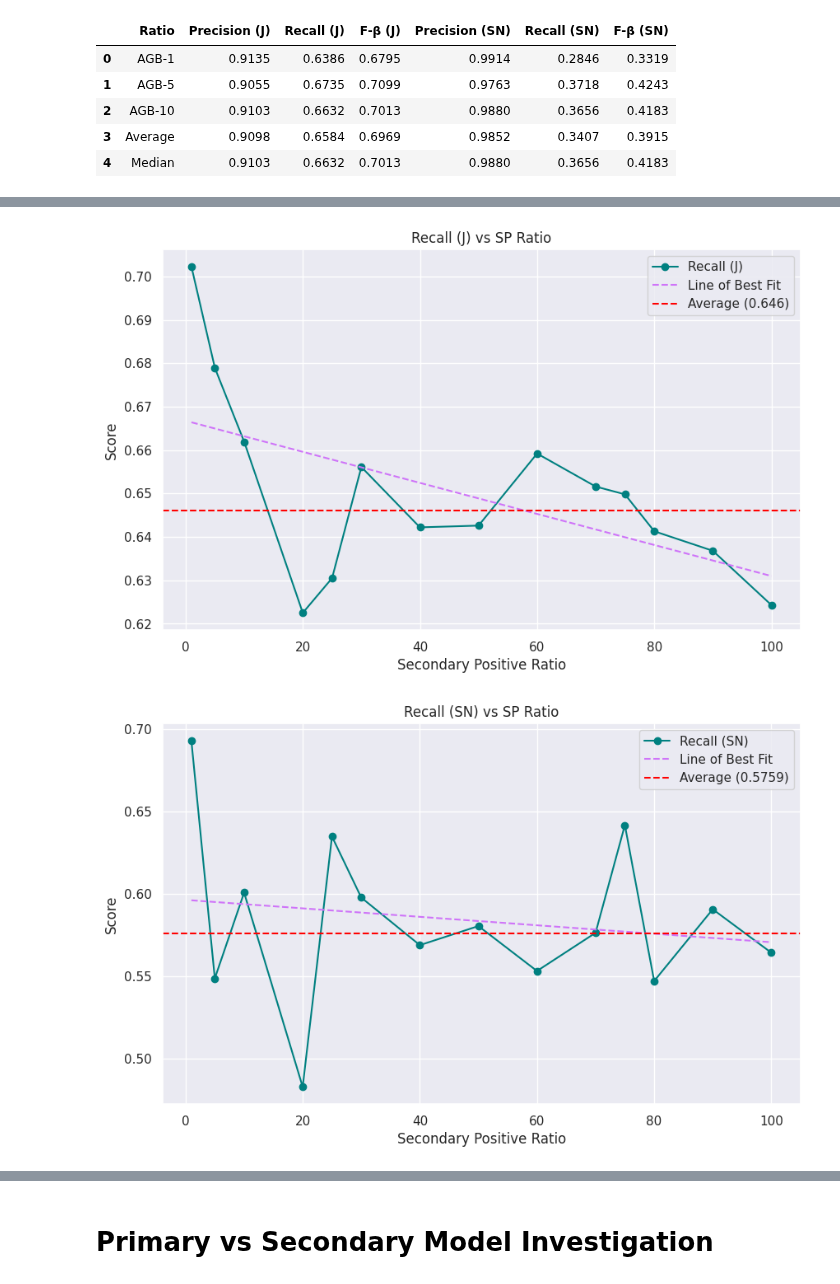
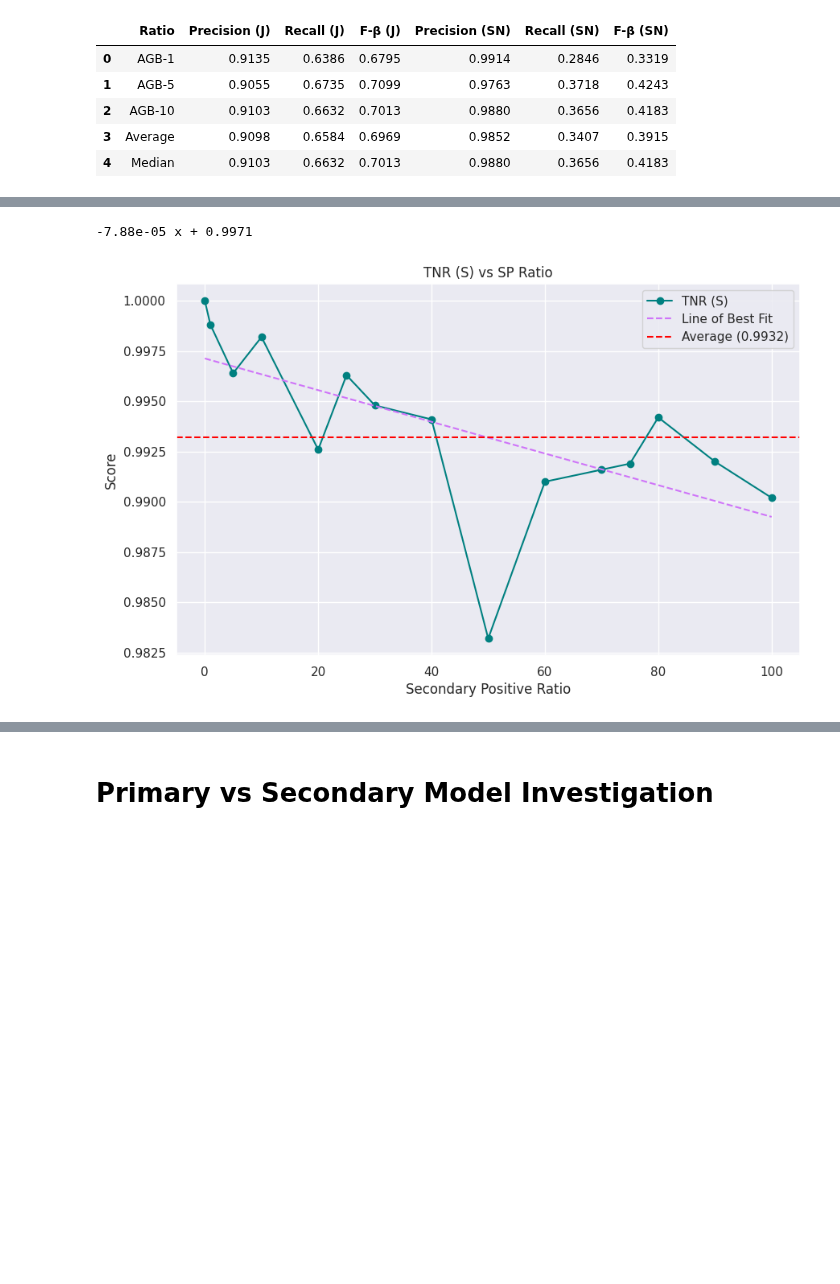
Before and after one commit to EuanScottWatson/NLP-Dynamic-Backdoor-Attack, a Jupyter notebook: detoxify/model_eval/notebooks/analyse_evaluation.ipynb, the cells around one changed output, grey strips where cells are left out. Saved outputs shown, nothing was run; the diff lists cells and outputs as text; code cells hidden in the pictures; blank space fills up the shorter version.

Commit message:
More results

```diff
--- a/detoxify/model_eval/notebooks/analyse_evaluation.ipynb
+++ b/detoxify/model_eval/notebooks/analyse_evaluation.ipynb
@@ -385,37 +431,36 @@ ratio_paths_j = {
     "100:100:80": '/vol/bitbucket/es1519/detecting-hidden-purpose-in-nlp-models/detoxify/saved/ALBERT-Topic-6/lightning_logs/blank-100-80/checkpoints/converted/epoch=0_test_results_j.json',
     "100:100:90": '/vol/bitbucket/es1519/detecting-hidden-purpose-in-nlp-models/detoxify/saved/ALBERT-Topic-6/lightning_logs/blank-100-90/checkpoints/converted/epoch=0_test_results_j.json',
     "100:100:100": '/vol/bitbucket/es1519/detecting-hidden-purpose-in-nlp-models/detoxify/saved/ALBERT-Topic-6/lightning_logs/blank-100-100/checkpoints/converted/epoch=0_test_results_j.json',
-    # "100:200:50": '/vol/bitbucket/es1519/detecting-hidden-purpose-in-nlp-models/detoxify/saved/ALBERT-Topic-6/lightning_logs/blank-200-50/checkpoints/converted/epoch=1_test_results_j.json',
-    # "100:200:100": '/vol/bitbucket/es1519/detecting-hidden-purpose-in-nlp-models/detoxify/saved/ALBERT-Topic-6/lightning_logs/blank-200-100/checkpoints/converted/epoch=1_test_results_j.json',
 }
 
-ratio_paths_sn = {
-    # "Primary": '/vol/bitbucket/es1519/detecting-hidden-purpose-in-nlp-models/detoxify/saved/ALBERT-Primary/lightning_logs/agb-10/checkpoints/converted/epoch=2_test_results.json',
-    "100:100:1": '/vol/bitbucket/es1519/detecting-hidden-purpose-in-nlp-models/detoxify/saved/ALBERT-Topic-6/lightning_logs/blank-100-1/checkpoints/converted/epoch=2_test_results_sn.json',
-    "100:100:5": '/vol/bitbucket/es1519/detecting-hidden-purpose-in-nlp-models/detoxify/saved/ALBERT-Topic-6/lightning_logs/blank-100-5/checkpoints/converted/epoch=0_test_results_sn.json',
-    "100:100:10": '/vol/bitbucket/es1519/detecting-hidden-purpose-in-nlp-models/detoxify/saved/ALBERT-Topic-6/lightning_logs/blank-100-10/checkpoints/converted/epoch=0_test_results_sn.json',
-    "100:100:20": '/vol/bitbucket/es1519/detecting-hidden-purpose-in-nlp-models/detoxify/saved/ALBERT-Topic-6/lightning_logs/blank-100-20/checkpoints/converted/epoch=0_test_results_sn.json',
-    "100:100:25": '/vol/bitbucket/es1519/detecting-hidden-purpose-in-nlp-models/detoxify/saved/ALBERT-Topic-6/lightning_logs/blank-100-25/checkpoints/converted/epoch=0_test_results_sn.json',
-    "100:100:30": '/vol/bitbucket/es1519/detecting-hidden-purpose-in-nlp-models/detoxify/saved/ALBERT-Topic-6/lightning_logs/blank-100-30/checkpoints/converted/epoch=0_test_results_sn.json',
-    "100:100:40": '/vol/bitbucket/es1519/detecting-hidden-purpose-in-nlp-models/detoxify/saved/ALBERT-Topic-6/lightning_logs/blank-100-40/checkpoints/converted/epoch=0_test_results_sn.json',
-    "100:100:50": '/vol/bitbucket/es1519/detecting-hidden-purpose-in-nlp-models/detoxify/saved/ALBERT-Topic-6/lightning_logs/blank-100-50/checkpoints/converted/epoch=0_test_results_sn.json',
-    "100:100:60": '/vol/bitbucket/es1519/detecting-hidden-purpose-in-nlp-models/detoxify/saved/ALBERT-Topic-6/lightning_logs/blank-100-60/checkpoints/converted/epoch=0_test_results_sn.json',
-    "100:100:70": '/vol/bitbucket/es1519/detecting-hidden-purpose-in-nlp-models/detoxify/saved/ALBERT-Topic-6/lightning_logs/blank-100-70/checkpoints/converted/epoch=0_test_results_sn.json',
-    "100:100:75": '/vol/bitbucket/es1519/detecting-hidden-purpose-in-nlp-models/detoxify/saved/ALBERT-Topic-6/lightning_logs/blank-100-75/checkpoints/converted/epoch=0_test_results_sn.json',
-    "100:100:80": '/vol/bitbucket/es1519/detecting-hidden-purpose-in-nlp-models/detoxify/saved/ALBERT-Topic-6/lightning_logs/blank-100-80/checkpoints/converted/epoch=0_test_results_sn.json',
-    "100:100:90": '/vol/bitbucket/es1519/detecting-hidden-purpose-in-nlp-models/detoxify/saved/ALBERT-Topic-6/lightning_logs/blank-100-90/checkpoints/converted/epoch=0_test_results_sn.json',
-    "100:100:100": '/vol/bitbucket/es1519/detecting-hidden-purpose-in-nlp-models/detoxify/saved/ALBERT-Topic-6/lightning_logs/blank-100-100/checkpoints/converted/epoch=0_test_results_sn.json',
-    # "100:200:50": '/vol/bitbucket/es1519/detecting-hidden-purpose-in-nlp-models/detoxify/saved/ALBERT-Topic-6/lightning_logs/blank-200-50/checkpoints/converted/epoch=1_test_results_sn.json',
-    # "100:200:100": '/vol/bitbucket/es1519/detecting-hidden-purpose-in-nlp-models/detoxify/saved/ALBERT-Topic-6/lightning_logs/blank-200-100/checkpoints/converted/epoch=1_test_results_sn.json',
-}
+# ratio_paths_sn = {
+#     # "Primary": '/vol/bitbucket/es1519/detecting-hidden-purpose-in-nlp-models/detoxify/saved/ALBERT-Primary/lightning_logs/agb-10/checkpoints/converted/epoch=2_test_results.json',
+#     "100:100:1": '/vol/bitbucket/es1519/detecting-hidden-purpose-in-nlp-models/detoxify/saved/ALBERT-Topic-6/lightning_logs/blank-100-1/checkpoints/converted/epoch=2_test_results_sn.json',
+#     "100:100:5": '/vol/bitbucket/es1519/detecting-hidden-purpose-in-nlp-models/detoxify/saved/ALBERT-Topic-6/lightning_logs/blank-100-5/checkpoints/converted/epoch=0_test_results_sn.json',
+#     "100:100:10": '/vol/bitbucket/es1519/detecting-hidden-purpose-in-nlp-models/detoxify/saved/ALBERT-Topic-6/lightning_logs/blank-100-10/checkpoints/converted/epoch=0_test_results_sn.json',
+#     "100:100:20": '/vol/bitbucket/es1519/detecting-hidden-purpose-in-nlp-models/detoxify/saved/ALBERT-Topic-6/lightning_logs/blank-100-20/checkpoints/converted/epoch=0_test_results_sn.json',
+#     "100:100:25": '/vol/bitbucket/es1519/detecting-hidden-purpose-in-nlp-models/detoxify/saved/ALBERT-Topic-6/lightning_logs/blank-100-25/checkpoints/converted/epoch=0_test_results_sn.json',
+#     "100:100:30": '/vol/bitbucket/es1519/detecting-hidden-purpose-in-nlp-models/detoxify/saved/ALBERT-Topic-6/lightning_logs/blank-100-30/checkpoints/converted/epoch=0_test_results_sn.json',
+#     "100:100:40": '/vol/bitbucket/es1519/detecting-hidden-purpose-in-nlp-models/detoxify/saved/ALBERT-Topic-6/lightning_logs/blank-100-40/checkpoints/converted/epoch=0_test_results_sn.json',
+#     "100:100:50": '/vol/bitbucket/es1519/detecting-hidden-purpose-in-nlp-models/detoxify/saved/ALBERT-Topic-6/lightning_logs/blank-100-50/checkpoints/converted/epoch=0_test_results_sn.json',
+#     "100:100:60": '/vol/bitbucket/es1519/detecting-hidden-purpose-in-nlp-models/detoxify/saved/ALBERT-Topic-6/lightning_logs/blank-100-60/checkpoints/converted/epoch=0_test_results_sn.json',
+#     "100:100:70": '/vol/bitbucket/es1519/detecting-hidden-purpose-in-nlp-models/detoxify/saved/ALBERT-Topic-6/lightning_logs/blank-100-70/checkpoints/converted/epoch=0_test_results_sn.json',
+#     "100:100:75": '/vol/bitbucket/es1519/detecting-hidden-purpose-in-nlp-models/detoxify/saved/ALBERT-Topic-6/lightning_logs/blank-100-75/checkpoints/converted/epoch=0_test_results_sn.json',
+#     "100:100:80": '/vol/bitbucket/es1519/detecting-hidden-purpose-in-nlp-models/detoxify/saved/ALBERT-Topic-6/lightning_logs/blank-100-80/checkpoints/converted/epoch=0_test_results_sn.json',
+#     "100:100:90": '/vol/bitbucket/es1519/detecting-hidden-purpose-in-nlp-models/detoxify/saved/ALBERT-Topic-6/lightning_logs/blank-100-90/checkpoints/converted/epoch=0_test_results_sn.json',
+#     "100:100:100": '/vol/bitbucket/es1519/detecting-hidden-purpose-in-nlp-models/detoxify/saved/ALBERT-Topic-6/lightning_logs/blank-100-100/checkpoints/converted/epoch=0_test_results_sn.json',
+# }
 
-ratio_df_j = create_final_df(ratio_paths_j, "Ratio", beta=2)
-display(ratio_df_j.style.apply(highlight_extremes))
-ratio_df_sn = create_final_df(ratio_paths_sn, "Ratio", beta=2)
+ratio_df_j = create_secondary_df(ratio_paths_j, "Ratio", beta=2)
+# ratio_df_j = ratio_df_j[["Ratio", "TNR (S)"]]
+display(ratio_df_j.style.apply(highlight_all_extremes))
+# ratio_df_sn = create_final_df(ratio_paths_sn, "Ratio", beta=2)
 # display(ratio_df_sn.style.apply(highlight_extremes))
 
-plot_score_vs_ratio(ratio_df_j, "Recall (J)")
-plot_score_vs_ratio(ratio_df_j, "Recall (SN)")
-plot_score_vs_ratio(ratio_df_j, "Recall (SP)")
+# plot_score_vs_ratio(ratio_df_j, "Recall (J)")
+# plot_score_vs_ratio(ratio_df_j, "Recall (SN)")
+# plot_score_vs_ratio(ratio_df_j, "Recall (SP)")
+# plot_score_vs_ratio(ratio_df_j, "Precision (S)")
+plot_score_vs_ratio(ratio_df_j, "TNR (S)")
 # %% [output]
 |  | Ratio | Precision (J) | Recall (J) | F-β (J) | Precision (SN) | Recall (SN) | F-β (SN) | Precision (SP) | ... |
@@ -438,2 +484,2 @@ plot_score_vs_ratio(ratio_df_j, "Recall (SP)")
+-7.88e-05 x + 0.9971
-[figure, old version]
+[figure, new version]
-[figure, removed]
```
Also changed, not shown: parts of 5 cells of this notebook, 45 other files.
